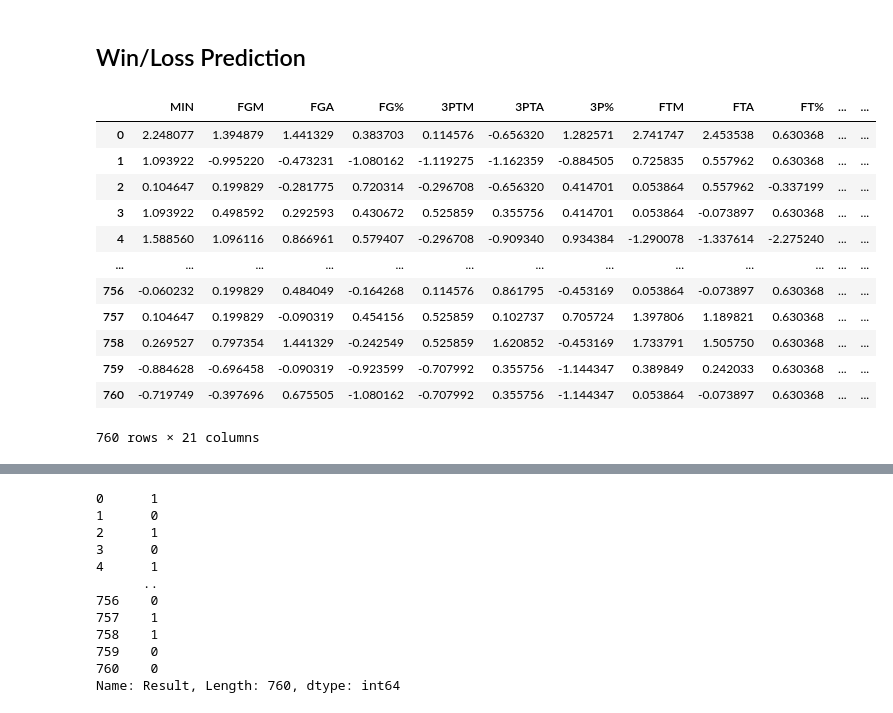
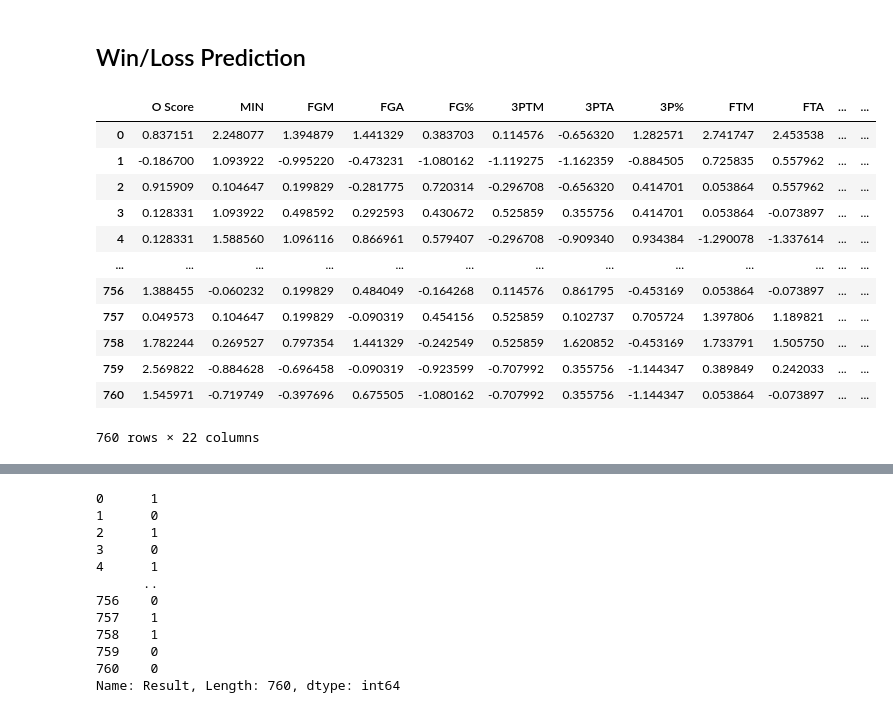
Before and after one commit to sidmurthy/stephstuff, a Jupyter notebook: src/stephplayground.ipynb, the cells around one changed output, grey strips where cells are left out. Saved outputs shown, nothing was run; the diff lists cells and outputs as text; code cells hidden in the pictures.

```diff
--- a/src/stephplayground.ipynb
+++ b/src/stephplayground.ipynb
@@ -37,7 +45,8 @@ def add_advanced_stats(df):
     df['AST/TO'] = df['AST']/df['TO']
     df['eFG%'] = (df['FGM'] + (0.5 * df['3PTM'])) / df['FGA'] * 100
     df['TS%'] = (df['PTS'] / (2 * (df['FGA'] + (0.44 * df['FTA'])))) * 100
-    df['Triple Double'] = ((df['PTS'] >= 10) & (df['REB'] >= 10) & (df['AST'] >= 10)).astype(int)
+    #df['Triple Double'] = ((df['PTS'] >= 10) & (df['REB'] >= 10) & (df['AST'] >= 10)).astype(int)
+    df['Game Score'] = df['PTS'] + (df['FGM'] * 0.4) + (df['FGA'] * -0.7) + ((df['FTA'] - df['FTM']) * -0.4) + (df['REB']) + df['STL'] + (df['AST'] * 0.7) + (df['BLK'] * 0.7) + (df['PF'] * -0.4) - df['TO']
     return df
 # %%
 def numeric_normalize(df):
@@ -189,22 +213,22 @@ plt.title('Distribution of True Shooting Percentile');
 ## Win/Loss Prediction
 # %%
 reg_szn_x = pipeline(reg_szn).dropna(axis=0)
-reg_szn_x.drop(['T Score', 'O Score'], axis=1, inplace=True)
+reg_szn_x.drop('T Score', axis=1, inplace=True)
 reg_szn_x
 # %% [output]
-|  | MIN | FGM | FGA | FG% | 3PTM | 3PTA | 3P% | FTM | FTA | FT% | ... | ... |
-| 0 | 2.248077 | 1.394879 | 1.441329 | 0.383703 | 0.114576 | -0.656320 | 1.282571 | 2.741747 | 2.453538 | 0.630368 | ... | ... |
-| 1 | 1.093922 | -0.995220 | -0.473231 | -1.080162 | -1.119275 | -1.162359 | -0.884505 | 0.725835 | 0.557962 | 0.630368 | ... | ... |
-| 2 | 0.104647 | 0.199829 | -0.281775 | 0.720314 | -0.296708 | -0.656320 | 0.414701 | 0.053864 | 0.557962 | -0.337199 | ... | ... |
-| 3 | 1.093922 | 0.498592 | 0.292593 | 0.430672 | 0.525859 | 0.355756 | 0.414701 | 0.053864 | -0.073897 | 0.630368 | ... | ... |
-| 4 | 1.588560 | 1.096116 | 0.866961 | 0.579407 | -0.296708 | -0.909340 | 0.934384 | -1.290078 | -1.337614 | -2.275240 | ... | ... |
+|  | O Score | MIN | FGM | FGA | FG% | 3PTM | 3PTA | 3P% | FTM | FTA | ... | ... |
+| 0 | 0.837151 | 2.248077 | 1.394879 | 1.441329 | 0.383703 | 0.114576 | -0.656320 | 1.282571 | 2.741747 | 2.453538 | ... | ... |
+| 1 | -0.186700 | 1.093922 | -0.995220 | -0.473231 | -1.080162 | -1.119275 | -1.162359 | -0.884505 | 0.725835 | 0.557962 | ... | ... |
+| 2 | 0.915909 | 0.104647 | 0.199829 | -0.281775 | 0.720314 | -0.296708 | -0.656320 | 0.414701 | 0.053864 | 0.557962 | ... | ... |
+| 3 | 0.128331 | 1.093922 | 0.498592 | 0.292593 | 0.430672 | 0.525859 | 0.355756 | 0.414701 | 0.053864 | -0.073897 | ... | ... |
+| 4 | 0.128331 | 1.588560 | 1.096116 | 0.866961 | 0.579407 | -0.296708 | -0.909340 | 0.934384 | -1.290078 | -1.337614 | ... | ... |
 | ... | ... | ... | ... | ... | ... | ... | ... | ... | ... | ... | ... | ... |
-| 756 | -0.060232 | 0.199829 | 0.484049 | -0.164268 | 0.114576 | 0.861795 | -0.453169 | 0.053864 | -0.073897 | 0.630368 | ... | ... |
-| 757 | 0.104647 | 0.199829 | -0.090319 | 0.454156 | 0.525859 | 0.102737 | 0.705724 | 1.397806 | 1.189821 | 0.630368 | ... | ... |
-| 758 | 0.269527 | 0.797354 | 1.441329 | -0.242549 | 0.525859 | 1.620852 | -0.453169 | 1.733791 | 1.505750 | 0.630368 | ... | ... |
-| 759 | -0.884628 | -0.696458 | -0.090319 | -0.923599 | -0.707992 | 0.355756 | -1.144347 | 0.389849 | 0.242033 | 0.630368 | ... | ... |
-| 760 | -0.719749 | -0.397696 | 0.675505 | -1.080162 | -0.707992 | 0.355756 | -1.144347 | 0.053864 | -0.073897 | 0.630368 | ... | ... |
+| 756 | 1.388455 | -0.060232 | 0.199829 | 0.484049 | -0.164268 | 0.114576 | 0.861795 | -0.453169 | 0.053864 | -0.073897 | ... | ... |
+| 757 | 0.049573 | 0.104647 | 0.199829 | -0.090319 | 0.454156 | 0.525859 | 0.102737 | 0.705724 | 1.397806 | 1.189821 | ... | ... |
+| 758 | 1.782244 | 0.269527 | 0.797354 | 1.441329 | -0.242549 | 0.525859 | 1.620852 | -0.453169 | 1.733791 | 1.505750 | ... | ... |
+| 759 | 2.569822 | -0.884628 | -0.696458 | -0.090319 | -0.923599 | -0.707992 | 0.355756 | -1.144347 | 0.389849 | 0.242033 | ... | ... |
+| 760 | 1.545971 | -0.719749 | -0.397696 | 0.675505 | -1.080162 | -0.707992 | 0.355756 | -1.144347 | 0.053864 | -0.073897 | ... | ... |
-760 rows × 21 columns
+760 rows × 22 columns
 # %%
 X = reg_szn_x.drop('Result', axis=1)
 X
```
Also changed, not shown: parts of 10 cells of this notebook.
